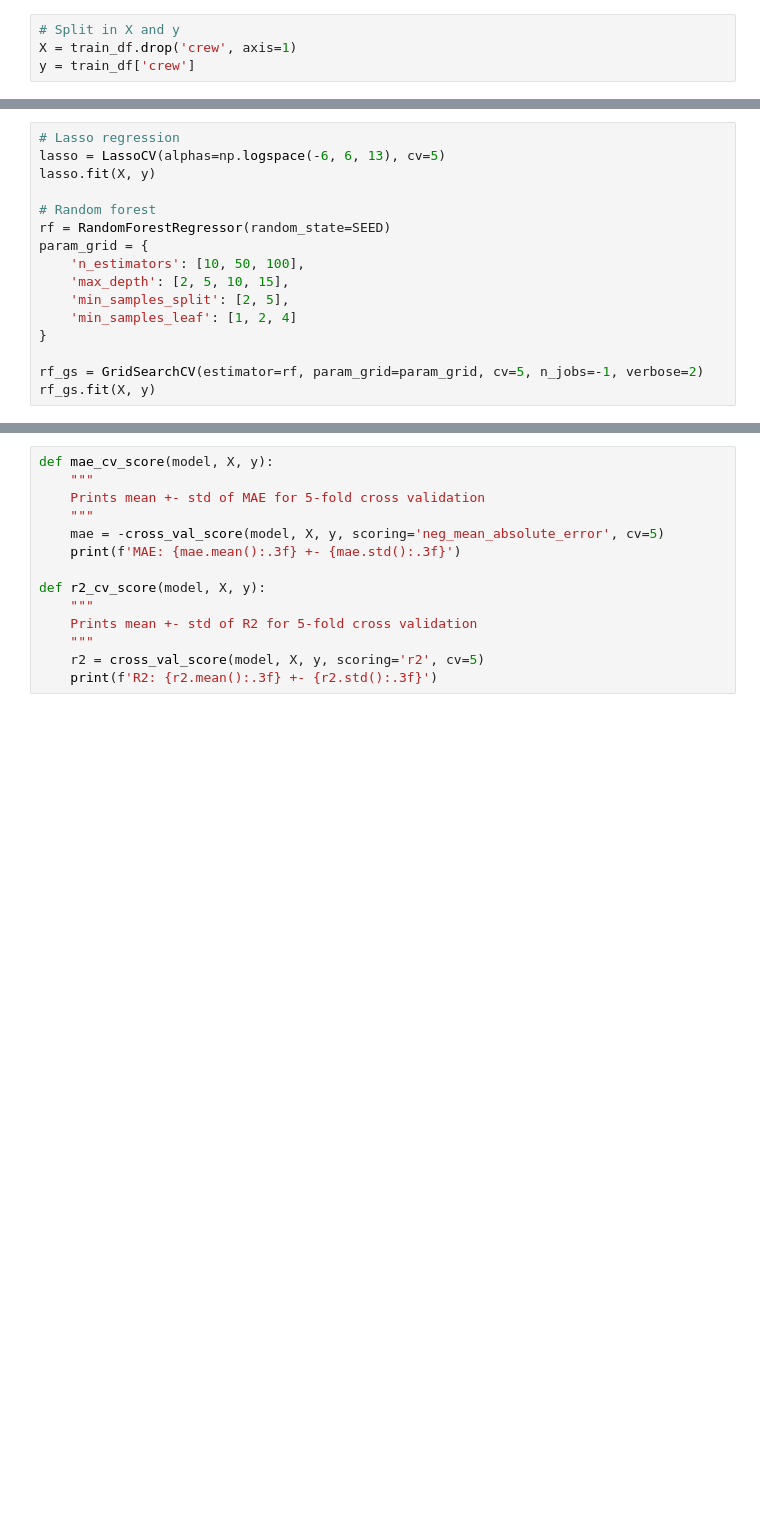
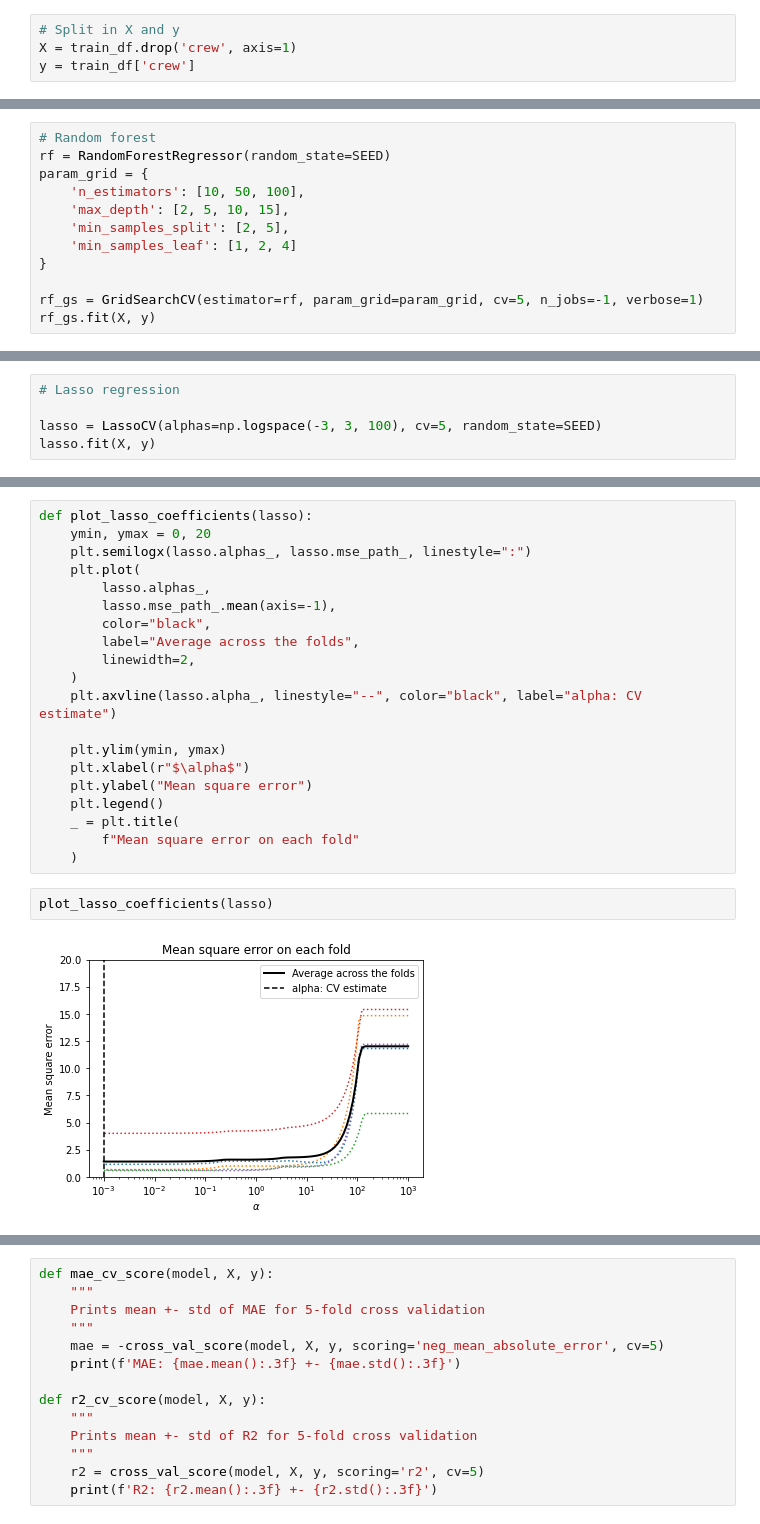
Before and after one commit to domenicocinque/TDSA, a Jupyter notebook: notebook.ipynb, the cells around one changed output, grey strips where cells are left out. Drawn from its saved outputs; the diff is of its cells as text; blank space fills up the shorter version.

```diff
--- a/notebook.ipynb
+++ b/notebook.ipynb
@@ -221,8 +234,4 @@ y = train_df['crew']
 # %%
-# Lasso regression
-lasso = LassoCV(alphas=np.logspace(-6, 6, 13), cv=5)
-lasso.fit(X, y)
-
 # Random forest
 rf = RandomForestRegressor(random_state=SEED)
 param_grid = {
@@ -232,7 +241,7 @@ param_grid = {
     'min_samples_leaf': [1, 2, 4]
 }
 
-rf_gs = GridSearchCV(estimator=rf, param_grid=param_grid, cv=5, n_jobs=-1, verbose=2)
+rf_gs = GridSearchCV(estimator=rf, param_grid=param_grid, cv=5, n_jobs=-1, verbose=1)
 rf_gs.fit(X, y)
 # %% [output]
 Fitting 5 folds for each of 72 candidates, totalling 360 fits
@@ -260,0 +254,5 @@ GridSearchCV(cv=5, estimator=RandomForestRegressor(random_state=42), n_jobs=-1,
+# %%
+# Lasso regression
+
+lasso = LassoCV(alphas=np.logspace(-3, 3, 100), cv=5, random_state=SEED)
+lasso.fit(X, y)
@@ -260,0 +273,24 @@ GridSearchCV(cv=5, estimator=RandomForestRegressor(random_state=42), n_jobs=-1,
+# %%
+def plot_lasso_coefficients(lasso):
+    ymin, ymax = 0, 20
+    plt.semilogx(lasso.alphas_, lasso.mse_path_, linestyle=":")
+    plt.plot(
+        lasso.alphas_,
+        lasso.mse_path_.mean(axis=-1),
+        color="black",
+        label="Average across the folds",
+        linewidth=2,
+    )
+    plt.axvline(lasso.alpha_, linestyle="--", color="black", label="alpha: CV estimate")
+
+    plt.ylim(ymin, ymax)
+    plt.xlabel(r"$\alpha$")
+    plt.ylabel("Mean square error")
+    plt.legend()
+    _ = plt.title(
+        f"Mean square error on each fold"
+    )
+# %%
+plot_lasso_coefficients(lasso)
+# %% [output]
+[figure, added]
```
Also changed, not shown: parts of 14 cells of this notebook, 1 other file.
